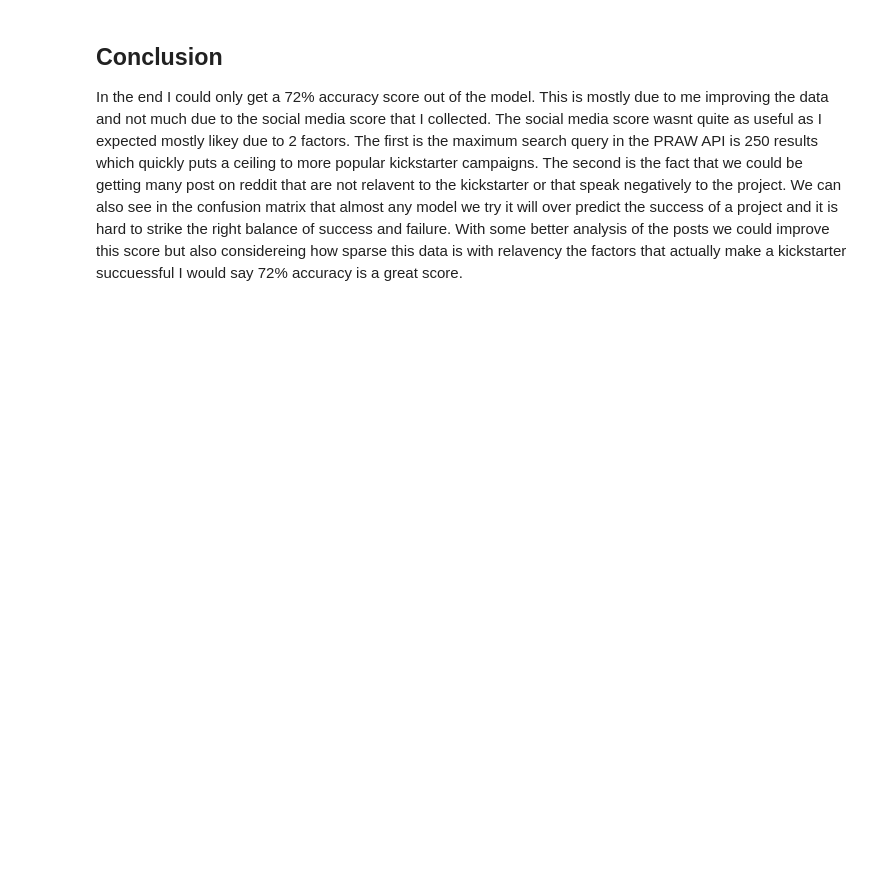
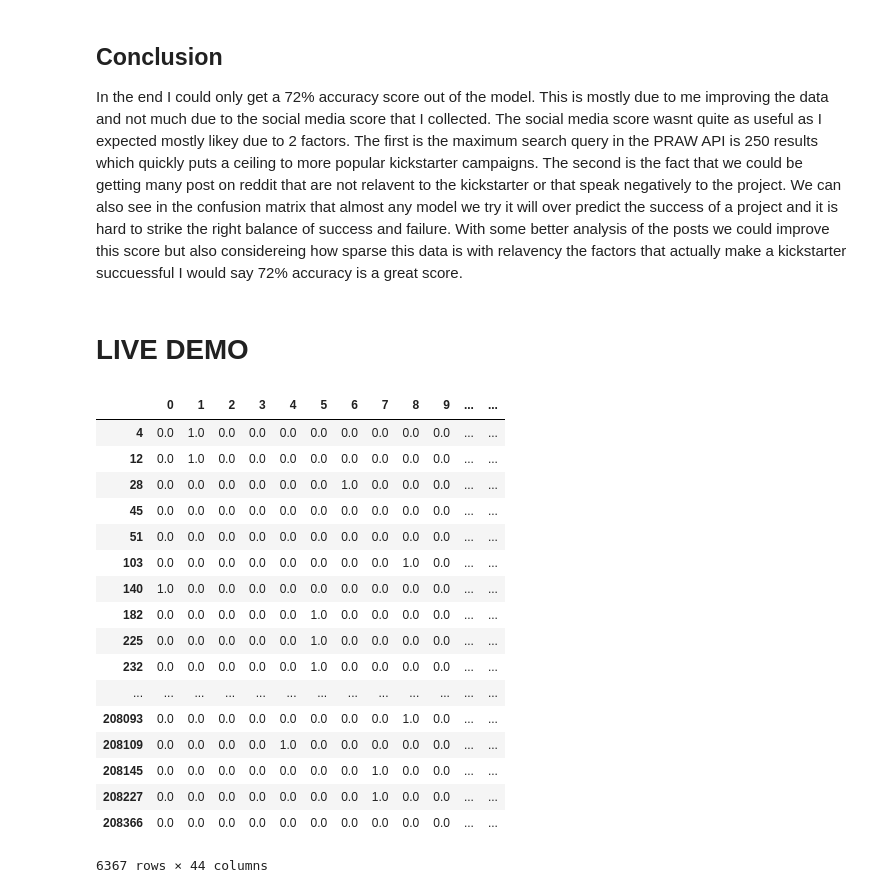
Before and after one commit to Crichmond21/Kickstarter-Predictor, a Jupyter notebook: Data Analysis.ipynb, the cells around one changed output. Drawn from its saved outputs; the diff is of its cells as text; code cells hidden in the pictures; blank space fills up the shorter version.

Commit message:
Updated Final Code with live demo

```diff
--- a/Data Analysis.ipynb
+++ b/Data Analysis.ipynb
@@ -403,3 +422,52 @@ Normalized confusion matrix
 ## Conclusion
 
 In the end I could only get a 72% accuracy score out of the model. This is mostly due to me improving the data and not much due to the social media score that I collected. The social media score wasnt quite as useful as I expected mostly likey due to 2 factors. The first is the maximum search query in the PRAW API is 250 results which quickly puts a ceiling to more popular kickstarter campaigns. The second is the fact that we could be getting many post on reddit that are not relavent to the kickstarter or that speak negatively to the project. We can also see in the confusion matrix that almost any model we try it will over predict the success of a project and it is hard to strike the right balance of success and failure. With some better analysis of the posts we could improve this score but also considereing how sparse this data is with relavency the factors that actually make a kickstarter succuessful I would say 72% accuracy is a great score.
+# %% [markdown]
+# LIVE DEMO
+# %%
+TestProjects = Kickstart_2019
+
+ProjectNames = Kickstart_2019.loc[:,'name'][Kickstart_2019.loc[:,'state']=='live']
+
+TestProjects = TestProjects.drop(axis=1,labels=['backers_count','blurb','converted_pledged_amount',
+                                                        'currency_symbol','currency_trailing_code', 'fx_rate',
+                                                        'slug','urls','state_changed_at','static_usd_rate','usd_pledged',
+                                                        'usd_type','friends','name','permissions','pledged','profile',
+                                                        'source_url','spotlight','current_currency','id','is_backing',
+                                                        'photo','is_starrable','is_starred','currency', 'location','creator'])
+
+#Changes category to proper non json format
+# print(json.loads(FinishedProjects.loc[208473,'category'])['slug'].split('/',1)[0])
+
+TestProjects.category = pd.io.json.json_normalize(TestProjects.category.apply(json.loads)).loc[:,'slug'].str.split('/',1).str.get(0)
+
+TestProjects=TestProjects.dropna().reset_index(drop=True)
+OHEtrain = pd.concat([TestProjects.loc[:,'category'], TestProjects.loc[:,'country']], axis=1)
+
+enc = preprocessing.OneHotEncoder()
+OHEtest = pd.DataFrame(enc.fit_transform(OHEtrain).todense())
+
+Xlive = pd.concat([OHEtest, TestProjects.drop(axis=1, labels=['category','country'])], axis=1)
+
+Xlive = Xlive[Xlive.loc[:,'state'] == 'live'].drop(columns='state')
+# %%
+Xlive
+# %% [output]
+|  | 0 | 1 | 2 | 3 | 4 | 5 | 6 | 7 | 8 | 9 | ... | ... |
+| 4 | 0.0 | 1.0 | 0.0 | 0.0 | 0.0 | 0.0 | 0.0 | 0.0 | 0.0 | 0.0 | ... | ... |
+| 12 | 0.0 | 1.0 | 0.0 | 0.0 | 0.0 | 0.0 | 0.0 | 0.0 | 0.0 | 0.0 | ... | ... |
+| 28 | 0.0 | 0.0 | 0.0 | 0.0 | 0.0 | 0.0 | 1.0 | 0.0 | 0.0 | 0.0 | ... | ... |
+| 45 | 0.0 | 0.0 | 0.0 | 0.0 | 0.0 | 0.0 | 0.0 | 0.0 | 0.0 | 0.0 | ... | ... |
+| 51 | 0.0 | 0.0 | 0.0 | 0.0 | 0.0 | 0.0 | 0.0 | 0.0 | 0.0 | 0.0 | ... | ... |
+| 103 | 0.0 | 0.0 | 0.0 | 0.0 | 0.0 | 0.0 | 0.0 | 0.0 | 1.0 | 0.0 | ... | ... |
+| 140 | 1.0 | 0.0 | 0.0 | 0.0 | 0.0 | 0.0 | 0.0 | 0.0 | 0.0 | 0.0 | ... | ... |
+| 182 | 0.0 | 0.0 | 0.0 | 0.0 | 0.0 | 1.0 | 0.0 | 0.0 | 0.0 | 0.0 | ... | ... |
+| 225 | 0.0 | 0.0 | 0.0 | 0.0 | 0.0 | 1.0 | 0.0 | 0.0 | 0.0 | 0.0 | ... | ... |
+| 232 | 0.0 | 0.0 | 0.0 | 0.0 | 0.0 | 1.0 | 0.0 | 0.0 | 0.0 | 0.0 | ... | ... |
+| ... | ... | ... | ... | ... | ... | ... | ... | ... | ... | ... | ... | ... |
+| 208093 | 0.0 | 0.0 | 0.0 | 0.0 | 0.0 | 0.0 | 0.0 | 0.0 | 1.0 | 0.0 | ... | ... |
+| 208109 | 0.0 | 0.0 | 0.0 | 0.0 | 1.0 | 0.0 | 0.0 | 0.0 | 0.0 | 0.0 | ... | ... |
+| 208145 | 0.0 | 0.0 | 0.0 | 0.0 | 0.0 | 0.0 | 0.0 | 1.0 | 0.0 | 0.0 | ... | ... |
+| 208227 | 0.0 | 0.0 | 0.0 | 0.0 | 0.0 | 0.0 | 0.0 | 1.0 | 0.0 | 0.0 | ... | ... |
+| 208366 | 0.0 | 0.0 | 0.0 | 0.0 | 0.0 | 0.0 | 0.0 | 0.0 | 0.0 | 0.0 | ... | ... |
+6367 rows × 44 columns
```
Also changed, not shown: parts of 8 cells of this notebook, 1 other file.
